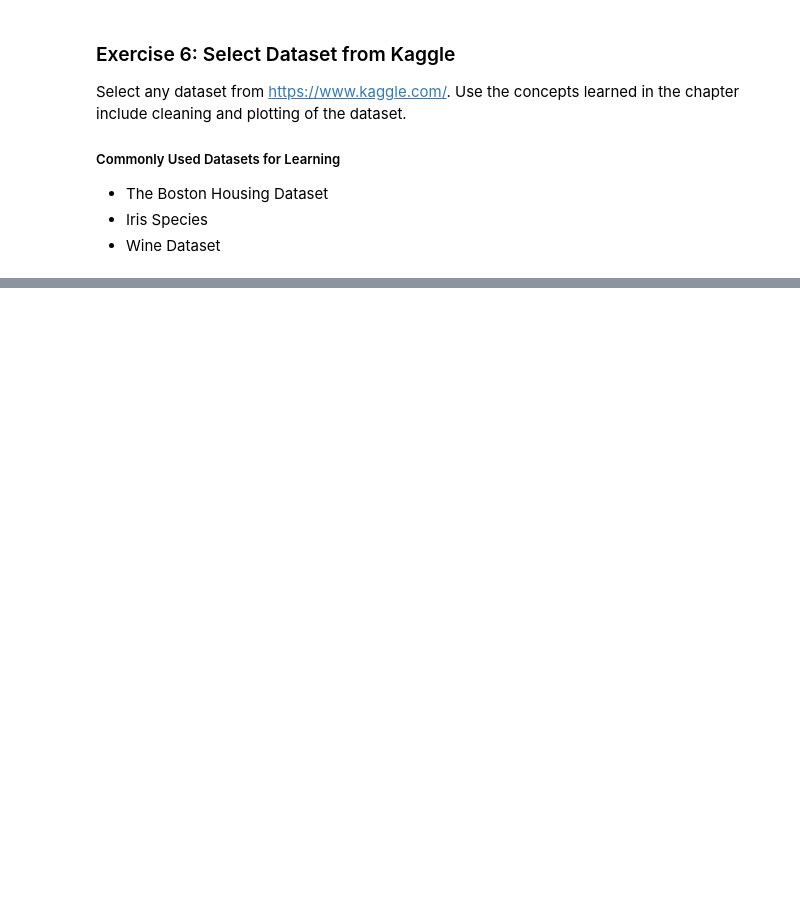
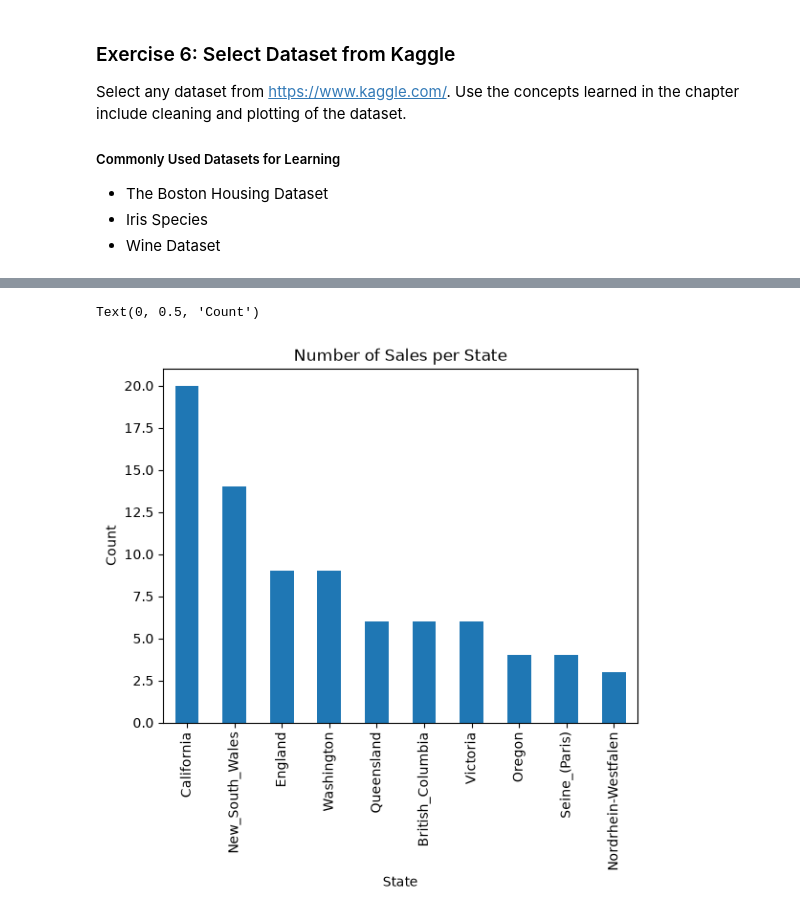
Before and after one commit to acamend/cs82b-portfolio, a Jupyter notebook: module-03/Module3Lab1.ipynb, the cells around one changed output, grey strips where cells are left out. Cells and saved outputs as stored; diff of their text form; code cells hidden in the pictures; blank space fills up the shorter version.

```diff
--- a/module-03/Module3Lab1.ipynb
+++ b/module-03/Module3Lab1.ipynb
@@ -973,0 +1143,4 @@ Select any dataset from https://www.kaggle.com/. Use the concepts learned in the
+# %%
+#Remove Day, Month, Year columns
+df.drop(['Day', 'Month', 'Year'], axis = 1, inplace = True)
+df.head()
@@ -973,0 +1244,12 @@ Select any dataset from https://www.kaggle.com/. Use the concepts learned in the
+# %%
+#We have more issues with spaces...
+
+#Gemini: How do I replace " " in my database with "_"?
+
+# Apply the replacement across the entire DataFrame
+df = df.replace({' ': '_'}, regex=True)
+# %%
+#Replace the doubles with a single
+df = df.replace({'__': '_'}, regex=True)
+
+df.groupby("Country")["State"].count()
@@ -973,0 +1267,5 @@ Select any dataset from https://www.kaggle.com/. Use the concepts learned in the
+# %%
+df = df.replace({'United_States_': 'United_States'}, regex=True)
+df = df.replace({'_United_States': 'United_States'}, regex=True)
+
+df.groupby("Country")["State"].count()
@@ -973,0 +1303,10 @@ Select any dataset from https://www.kaggle.com/. Use the concepts learned in the
+# %%
+# Barplot #Sales per State
+ax = df['State'].value_counts() \
+    .head(10) \
+    .plot(kind='bar', title='Number of Sales per State')
+ax.set_xlabel('State')
+ax.set_ylabel('Count')
+# %% [output]
+Text(0, 0.5, 'Count')
+[figure, added]
```
Also changed, not shown: parts of 28 cells of this notebook.
